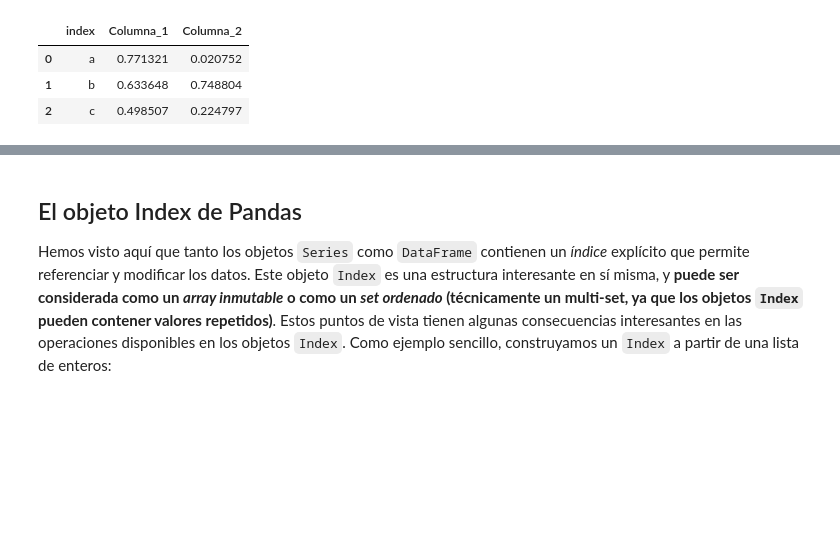
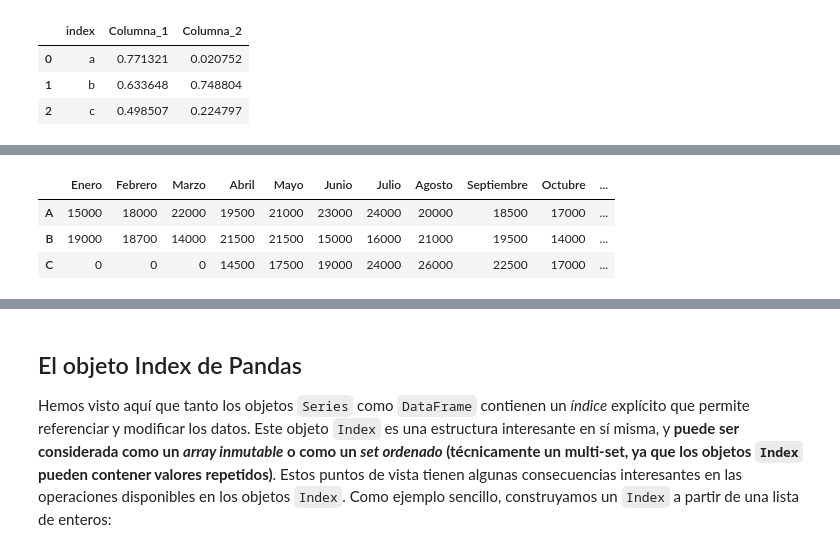
Before and after one commit to urkomen/2026-02-BILBAO-FT-Data-Science, a Jupyter notebook: 2-Data_Analysis/2-Pandas/Teoría/1_Intro_Pandas.ipynb, the cells around one changed output, grey strips where cells are left out. Drawn from its saved outputs; the diff is of its cells as text; code cells hidden in the pictures; blank space fills up the shorter version.

```diff
--- a/2-Data_Analysis/2-Pandas/Teoría/1_Intro_Pandas.ipynb
+++ b/2-Data_Analysis/2-Pandas/Teoría/1_Intro_Pandas.ipynb
@@ -534,3 +534,14 @@ meses = ["Enero", "Febrero", "Marzo", "Abril", "Mayo", "Junio", "Julio", "Agosto
 ventas_mensuales_A = pd.Series([15000, 18000, 22000, 19500, 21000, 23000, 24000, 20000, 18500, 17000, 16000, 17500])
 ventas_mensuales_B = pd.Series([19000, 18700, 14000, 21500, 21500, 15000, 16000, 21000, 19500, 14000, 13000, 14500])
 ventas_mensuales_C = pd.Series([0, 0, 0, 14500, 17500, 19000, 24000, 26000, 22500, 17000, 23000, 23500])
+# %%
+# 1
+df = pd.DataFrame([ventas_mensuales_A, ventas_mensuales_B, ventas_mensuales_C])
+df = df.rename(columns = dict(enumerate(meses)))
+df = df.rename(index = dict(enumerate(['A', 'B', 'C'])))
+df
+# %% [output]
+|  | Enero | Febrero | Marzo | Abril | Mayo | Junio | Julio | Agosto | Septiembre | Octubre | ... |
+| A | 15000 | 18000 | 22000 | 19500 | 21000 | 23000 | 24000 | 20000 | 18500 | 17000 | ... |
+| B | 19000 | 18700 | 14000 | 21500 | 21500 | 15000 | 16000 | 21000 | 19500 | 14000 | ... |
+| C | 0 | 0 | 0 | 14500 | 17500 | 19000 | 24000 | 26000 | 22500 | 17000 | ... |
```
Also changed, not shown: parts of 72 cells of this notebook, 2 other files.
